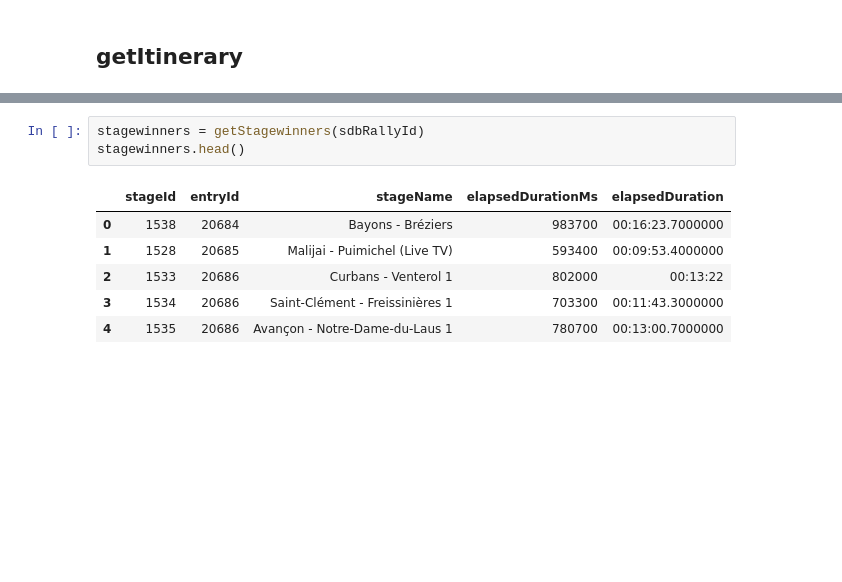
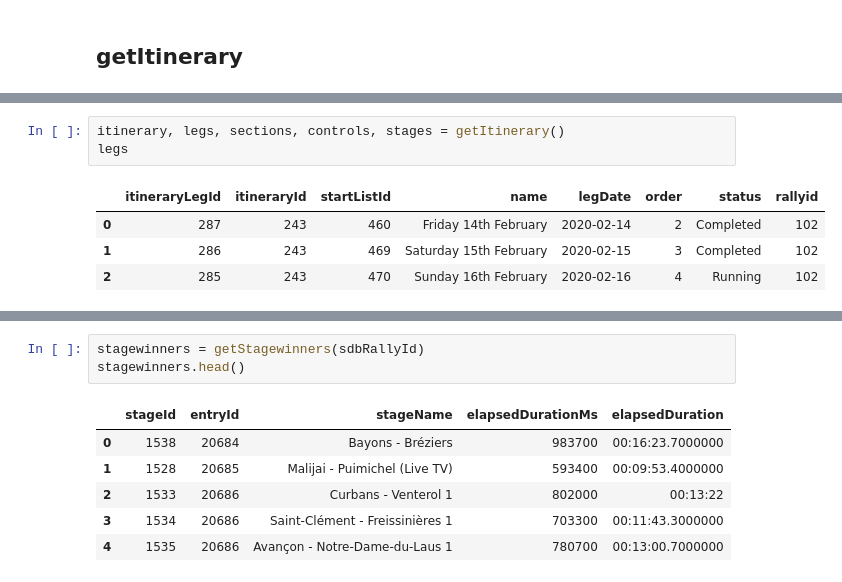
Before and after one commit to psychemedia/WRC_sketches, a Jupyter notebook: doodles/WRC_2020_scraper.ipynb, the cells around one changed output, grey strips where cells are left out. Drawn from its saved outputs; the diff is of its cells as text; blank space fills up the shorter version.

```diff
--- a/doodles/WRC_2020_scraper.ipynb
+++ b/doodles/WRC_2020_scraper.ipynb
@@ -372 +419,9 @@ display(stages.head())
 1:2: N816 variable 'sdbRallyId' in global scope should not be mixedCase
+# %%
+itinerary, legs, sections, controls, stages = getItinerary()
+legs
+# %% [output]
+|  | itineraryLegId | itineraryId | startListId | name | legDate | order | status | rallyid |
+| 0 | 287 | 243 | 460 | Friday 14th February | 2020-02-14 | 2 | Completed | 102 |
+| 1 | 286 | 243 | 469 | Saturday 15th February | 2020-02-15 | 3 | Completed | 102 |
+| 2 | 285 | 243 | 470 | Sunday 16th February | 2020-02-16 | 4 | Running | 102 |
```
Also changed, not shown: parts of 36 cells of this notebook, 1 other file.
